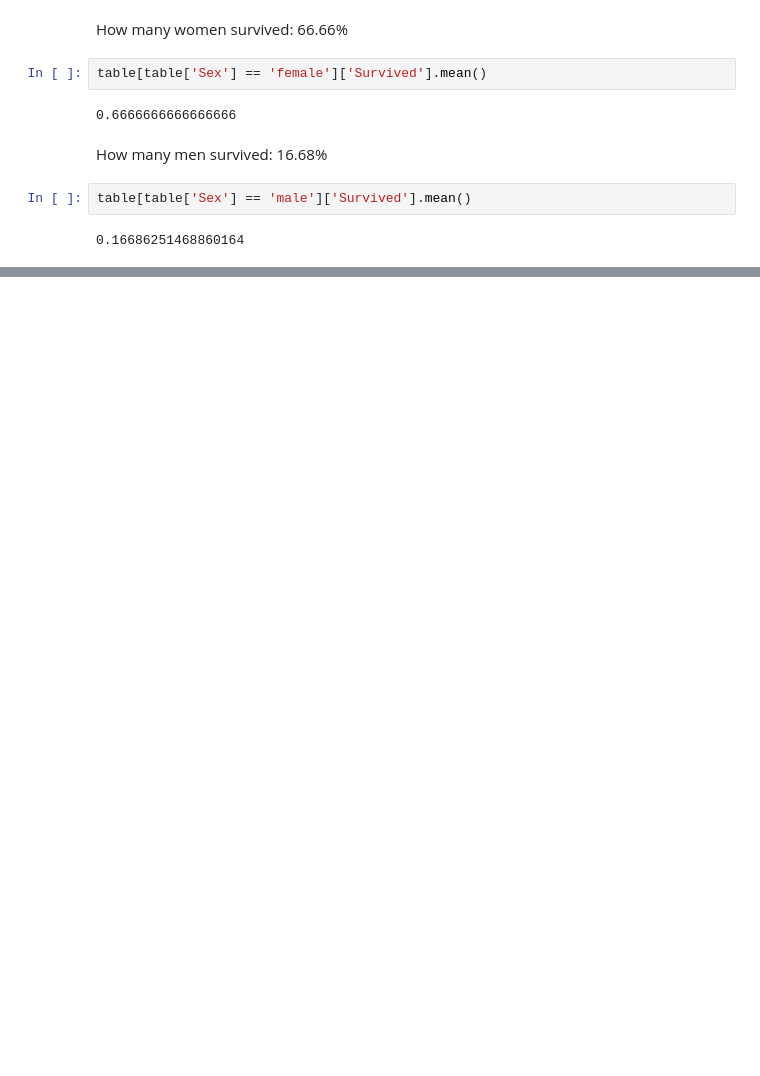
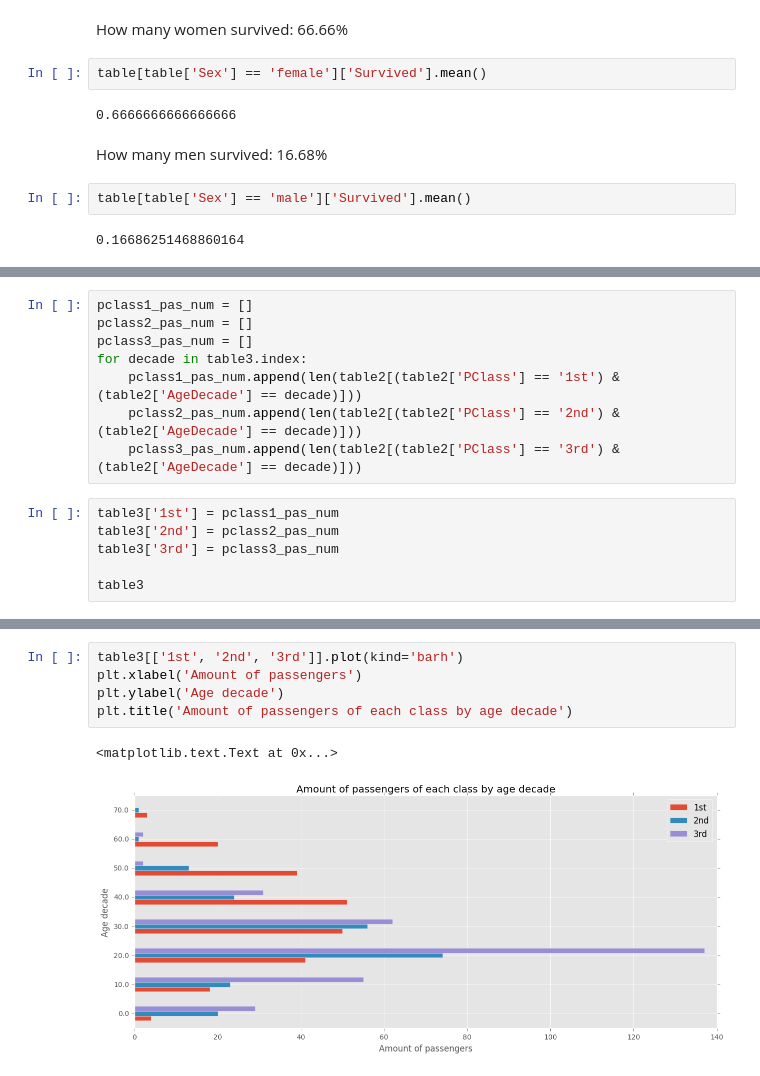
Before and after one commit to bobirdmi/titanic, a Jupyter notebook: titanic.ipynb, the cells around one changed output, grey strips where cells are left out. Saved outputs shown, nothing was run; the diff lists cells and outputs as text; blank space fills up the shorter version.

```diff
--- a/titanic.ipynb
+++ b/titanic.ipynb
@@ -84,0 +132,14 @@ Percent of all survived people: 30.666666666666664
+# %%
+pclass1_pas_num = []
+pclass2_pas_num = []
+pclass3_pas_num = []
+for decade in table3.index:
+    pclass1_pas_num.append(len(table2[(table2['PClass'] == '1st') & (table2['AgeDecade'] == decade)]))
+    pclass2_pas_num.append(len(table2[(table2['PClass'] == '2nd') & (table2['AgeDecade'] == decade)]))
+    pclass3_pas_num.append(len(table2[(table2['PClass'] == '3rd') & (table2['AgeDecade'] == decade)]))
+# %%
+table3['1st'] = pclass1_pas_num
+table3['2nd'] = pclass2_pas_num
+table3['3rd'] = pclass3_pas_num
+
+table3
@@ -84,0 +157,8 @@ Percent of all survived people: 30.666666666666664
+# %%
+table3[['1st', '2nd', '3rd']].plot(kind='barh')
+plt.xlabel('Amount of passengers')
+plt.ylabel('Age decade')
+plt.title('Amount of passengers of each class by age decade')
+# %% [output]
+<matplotlib.text.Text at 0x...>
+[figure, added]
```
Also changed, not shown: parts of 7 cells of this notebook.
